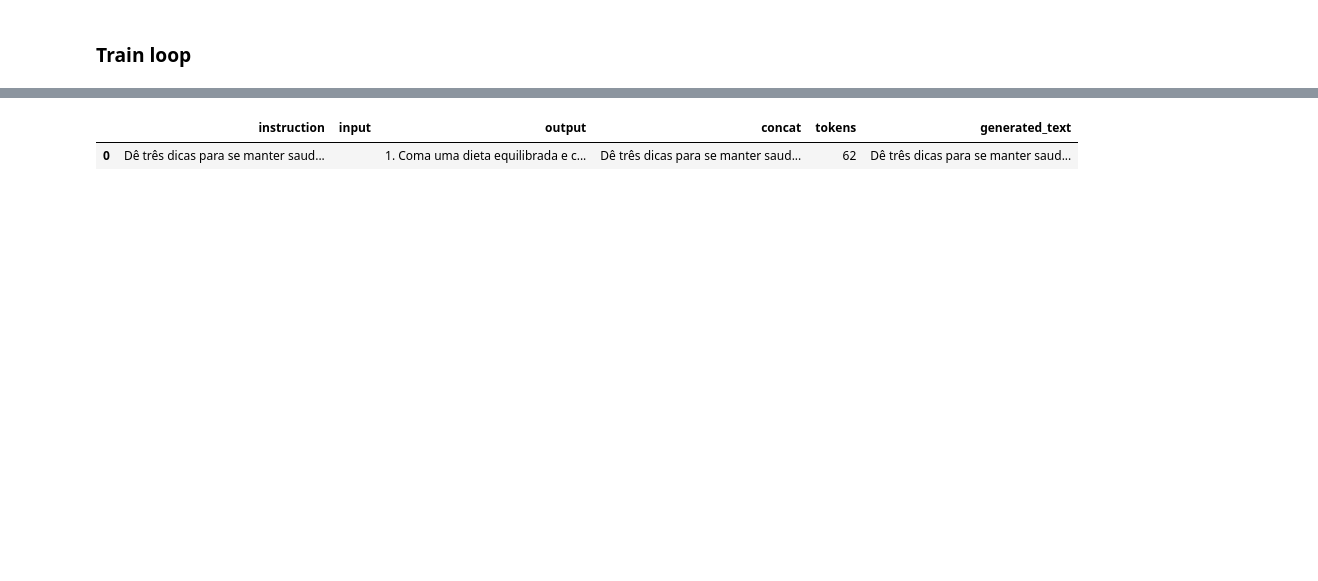
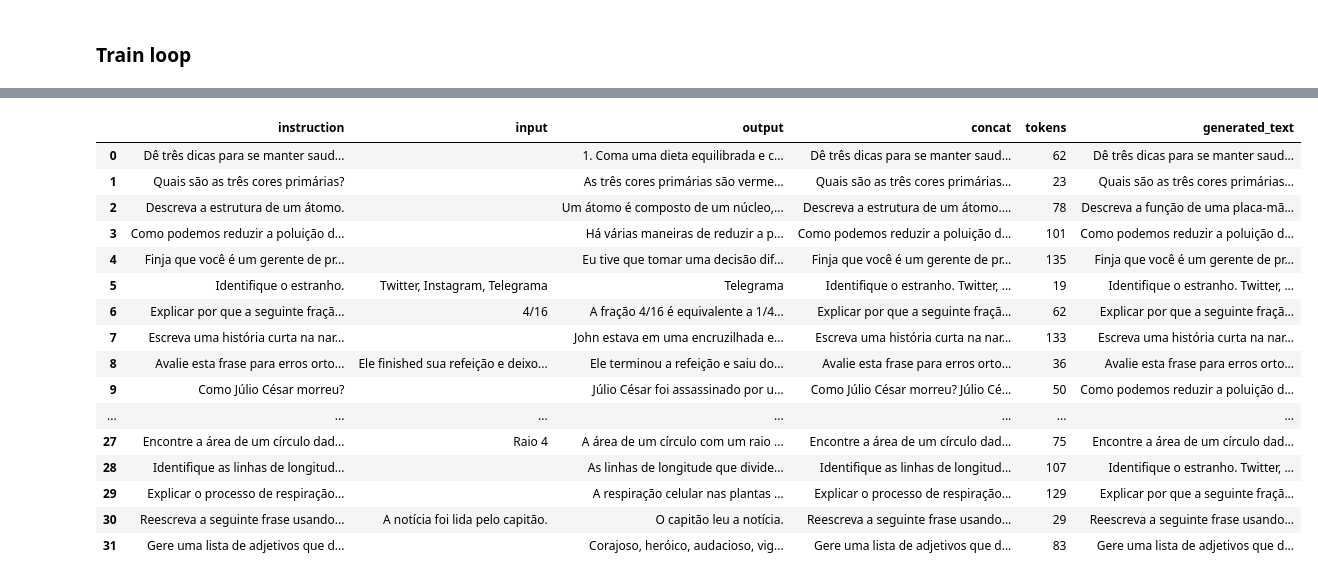
Before and after one commit to sagui-nlp/nanoGPT-moe, a Jupyter notebook: train.ipynb, the cells around one changed output, grey strips where cells are left out. Drawn from its saved outputs; the diff is of its cells as text; code cells hidden in the pictures; blank space fills up the shorter version.

```diff
--- a/train.ipynb
+++ b/train.ipynb
@@ -8,7 +31,10 @@ from transformers import AutoTokenizer
 # Example usage of the GPT model
 tokenizer = AutoTokenizer.from_pretrained("pierreguillou/gpt2-small-portuguese")
 # %%
-df = ds["train"].to_pandas()
+try:
+    df = ds["train"].to_pandas()
+except:
+    df = ds.to_pandas()
 # %%
 df["concat"] = (
     df["instruction"] + "\n\n" + df["input"].fillna("") + "\n\n" + df["output"]
@@ -41,16 +67,16 @@ from model import GPT, GPTConfig
 device = "cuda" if torch.cuda.is_available() else "cpu"
 
 n_experts = 4
-
+factor = 2
 config = GPTConfig(
     block_size=128,
     vocab_size=tokenizer.vocab_size,
-    n_layer=4,
-    n_head=4,
-    n_embd=256,
+    n_layer=2 * factor,
+    n_head=4 * factor,
+    n_embd=256 * factor,
     n_experts=n_experts,
     capacity_factor=n_experts,
-    k=2,
+    k=2 * factor,
     experts_weight=1e-5,
     router_weight=1e-5,
     dropout=0.2,
@@ -114,6 +148,6 @@ attention_mask = attention_mask[:32, :, :].to(device)
 targets = targets[:32, :].to(device)
 
 # get only one sample for each
-input_ids = input_ids[0:1, :]
-attention_mask = attention_mask[0:1, :, :]
-targets = targets[0:1, :]
+input_ids = input_ids[:64, :]
+attention_mask = attention_mask[:64, :, :]
+targets = targets[:64, :]
@@ -199,7 +237,7 @@ with torch.no_grad():
         greedy=True,
     )
 generated_text = tokenizer.decode(generated_ids[0].tolist())
-_df = df.head(1)
+_df = df.head(32)
 _df["generated_text"] = [
     tokenizer.decode(generated_ids[i].tolist()) for i in range(len(generated_ids))
 ]
@@ -228,7 +266,22 @@ Try using .loc[row_indexer,col_indexer] = value instead
 See the caveats in the documentation: https://pandas.pydata.org/pandas-docs/stable/user_guide/indexing.html#returning-a-view-versus-a-copy
   _df["generated_text"] = [
 # %%
-_df.head(16).style
+_df.head(32).style
 # %% [output]
 |  | instruction | input | output | concat | tokens | generated_text |
 | 0 | Dê três dicas para se manter saud... |  | 1. Coma uma dieta equilibrada e c... | Dê três dicas para se manter saud... | 62 | Dê três dicas para se manter saud... |
+| 1 | Quais são as três cores primárias? |  | As três cores primárias são verme... | Quais são as três cores primárias... | 23 | Quais são as três cores primárias... |
+| 2 | Descreva a estrutura de um átomo. |  | Um átomo é composto de um núcleo,... | Descreva a estrutura de um átomo.... | 78 | Descreva a função de uma placa-mã... |
+| 3 | Como podemos reduzir a poluição d... |  | Há várias maneiras de reduzir a p... | Como podemos reduzir a poluição d... | 101 | Como podemos reduzir a poluição d... |
+| 4 | Finja que você é um gerente de pr... |  | Eu tive que tomar uma decisão dif... | Finja que você é um gerente de pr... | 135 | Finja que você é um gerente de pr... |
+| 5 | Identifique o estranho. | Twitter, Instagram, Telegrama | Telegrama | Identifique o estranho. Twitter, ... | 19 | Identifique o estranho. Twitter, ... |
+| 6 | Explicar por que a seguinte fraçã... | 4/16 | A fração 4/16 é equivalente a 1/4... | Explicar por que a seguinte fraçã... | 62 | Explicar por que a seguinte fraçã... |
+| 7 | Escreva uma história curta na nar... |  | John estava em uma encruzilhada e... | Escreva uma história curta na nar... | 133 | Escreva uma história curta na nar... |
+| 8 | Avalie esta frase para erros orto... | Ele finished sua refeição e deixo... | Ele terminou a refeição e saiu do... | Avalie esta frase para erros orto... | 36 | Avalie esta frase para erros orto... |
+| 9 | Como Júlio César morreu? |  | Júlio César foi assassinado por u... | Como Júlio César morreu? Júlio Cé... | 50 | Como podemos reduzir a poluição d... |
+| ... | ... | ... | ... | ... | ... | ... |
+| 27 | Encontre a área de um círculo dad... | Raio 4 | A área de um círculo com um raio ... | Encontre a área de um círculo dad... | 75 | Encontre a área de um círculo dad... |
+| 28 | Identifique as linhas de longitud... |  | As linhas de longitude que divide... | Identifique as linhas de longitud... | 107 | Identifique o estranho. Twitter, ... |
+| 29 | Explicar o processo de respiração... |  | A respiração celular nas plantas ... | Explicar o processo de respiração... | 129 | Explicar por que a seguinte fraçã... |
+| 30 | Reescreva a seguinte frase usando... | A notícia foi lida pelo capitão. | O capitão leu a notícia. | Reescreva a seguinte frase usando... | 29 | Reescreva a seguinte frase usando... |
+| 31 | Gere uma lista de adjetivos que d... |  | Corajoso, heróico, audacioso, vig... | Gere uma lista de adjetivos que d... | 83 | Gere uma lista de adjetivos que d... |
```
Also changed, not shown: parts of 8 cells of this notebook, 17 other files.
